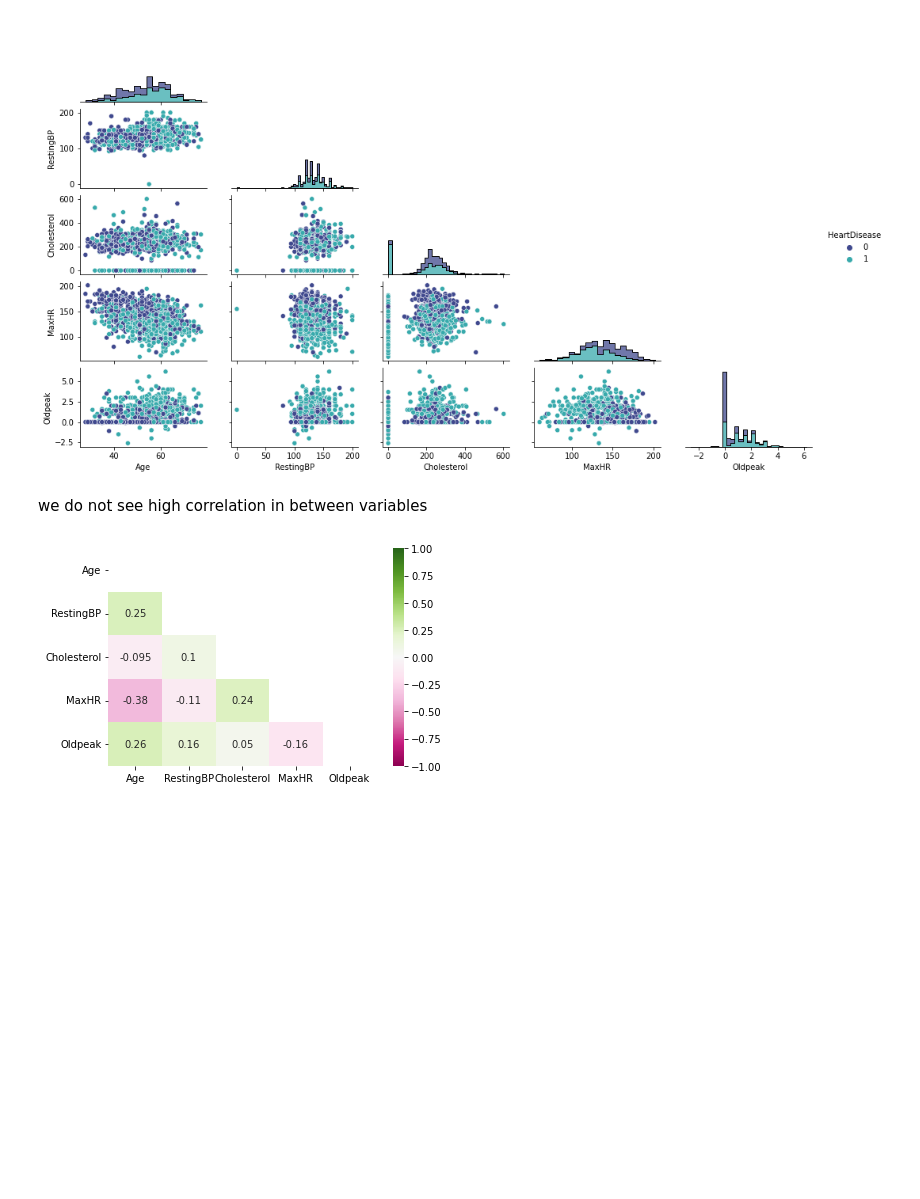
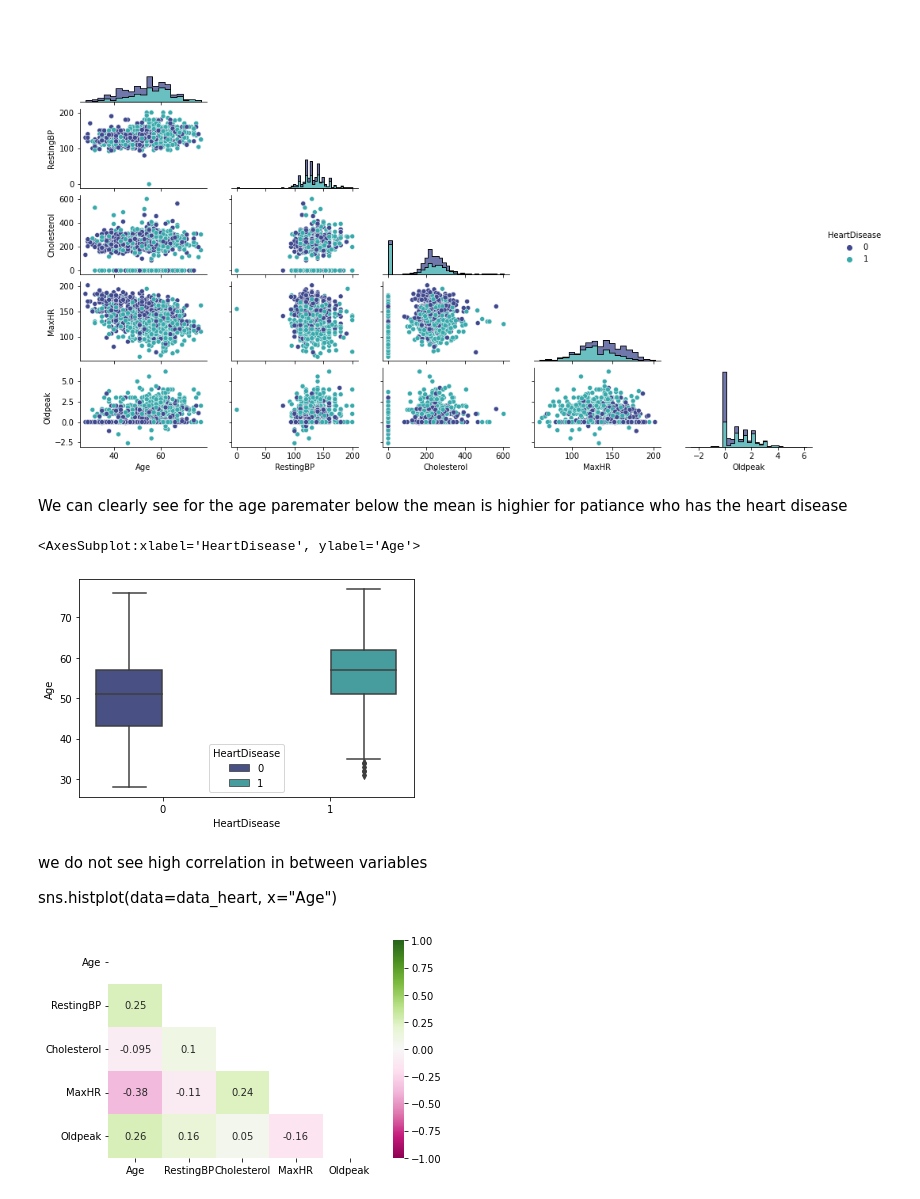
Before and after one commit to hicranA/Heart_Failure_Prediction_Project, a Jupyter notebook: harnold_termoProject.ipynb, the cells around one changed output. Cells and saved outputs as stored; diff of their text form; code cells hidden in the pictures; blank space fills up the shorter version.

```diff
--- a/harnold_termoProject.ipynb
+++ b/harnold_termoProject.ipynb
@@ -201,8 +201,17 @@ g.add_legend()
 plt.gcf().set_size_inches(15, 8)
 # %% [output]
 [figure]
+# %% [markdown]
+We can clearly see for the age paremater below the mean is highier for patiance who has the heart disease
+# %%
+sns.boxplot(data=data_heart, y="Age",x="HeartDisease",  hue="HeartDisease", palette = "mako" )
+# %% [output]
+<AxesSubplot:xlabel='HeartDisease', ylabel='Age'>
+[figure, added]
 # %% [markdown]
 we do not see high correlation in between variables
+
+sns.histplot(data=data_heart, x="Age")
 # %%
 # correlation matrix
 data_comparison = data_heart.loc[ : ,numeric_data]
```
Also changed, not shown: parts of 7 cells of this notebook, 1 other file.
